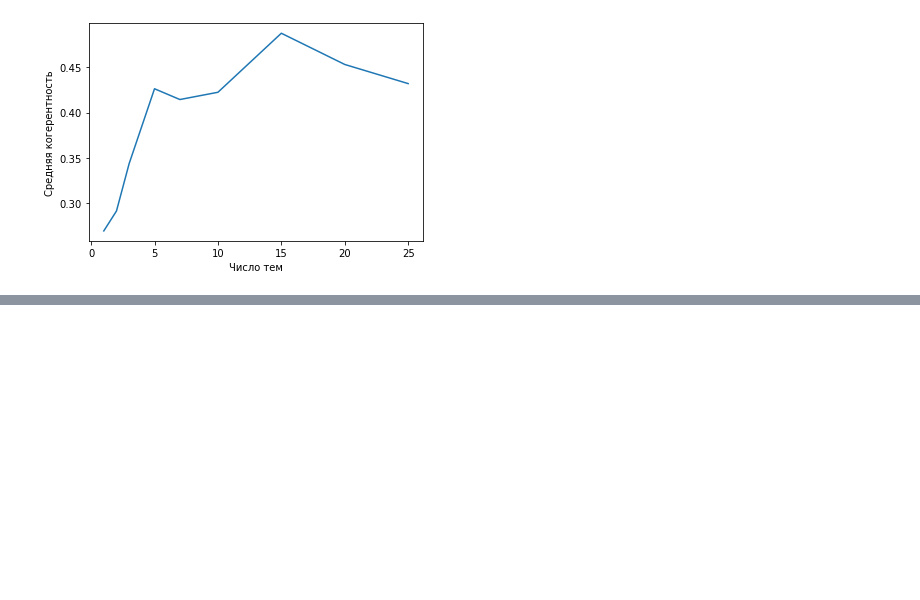
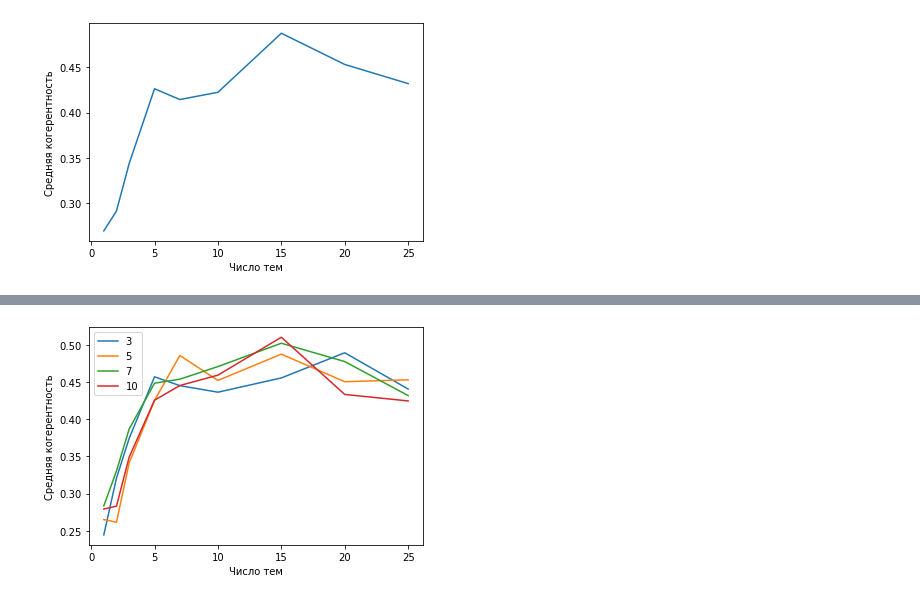
Before and after one commit to po-stas/NaturalLanguageProcessing, a Jupyter notebook: lesson04/hw4.ipynb, the cells around one changed output, grey strips where cells are left out. Saved outputs shown, nothing was run; the diff lists cells and outputs as text; code cells hidden in the pictures; blank space fills up the shorter version.

```diff
--- a/lesson04/hw4.ipynb
+++ b/lesson04/hw4.ipynb
@@ -277,3 +277,27 @@ plt.show()
 [figure]
 # %%
 # Все так-же 15 топиков дают лучший результат
+# %%
+# Попробуем ограничить количество исходных тем
+def test_lda(data, topics, samples=10000, min_df=10, max_df=0.9):
+    data_reduced = data[data.topic.isin(topics)]
+    data_reduced.dropna(inplace=True)
+    data_reduced = data_reduced.sample(samples)
+    preprocessed_text = list(tqdm(map(preprocess, data_reduced['text']), total=len(data_reduced)))
+    data_reduced['text'] = preprocessed_text
+    dictionary = corpora.Dictionary(data_reduced['text'])
+    dictionary.filter_extremes(no_below = min_df, no_above = max_df)
+    corpus = [dictionary.doc2bow(text) for text in data_reduced['text']]
+    topics_list = [1, 2, 3, 5, 7, 10, 15, 20, 25]
+    coherences = []
+
+    for num in tqdm(topics_list):
+        lda = ldamodel.LdaModel(corpus, id2word=dictionary, num_topics=num, chunksize=50, update_every=1, passes=2)
+        coherences.append(CoherenceModel(model=lda, texts=data_reduced['text'], dictionary=dictionary, coherence='c_v').get_coherence())
+
+    return coherences
+# %%
+all_coherences = []
+for n_topics in [3, 5, 7, 10]:
+    topics = list(data.topic.value_counts()[:n_topics].index)
+    all_coherences.append(test_lda(data, topics))
@@ -279,0 +321,9 @@ plt.show()
+# %%
+plt.xlabel("Число тем")
+plt.ylabel("Средняя когерентность")
+for c in all_coherences:
+    plt.plot([1, 2, 3, 5, 7, 10, 15, 20, 25], c)
+plt.legend((3, 5, 7, 10))
+plt.show()
+# %% [output]
+[figure, added]
```
Also changed, not shown: parts of 45 cells of this notebook.
